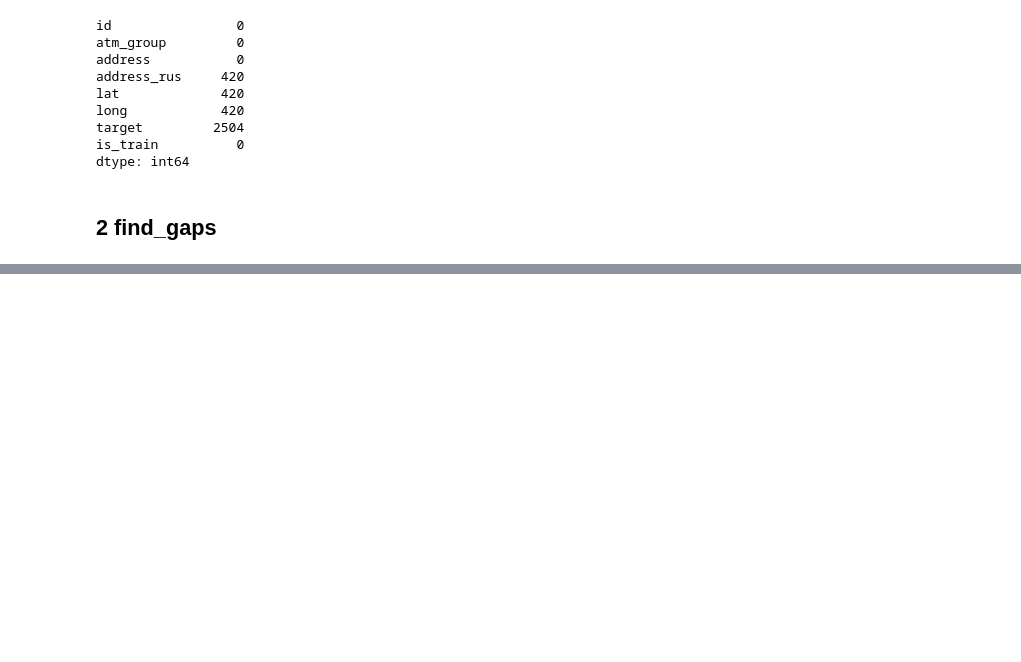
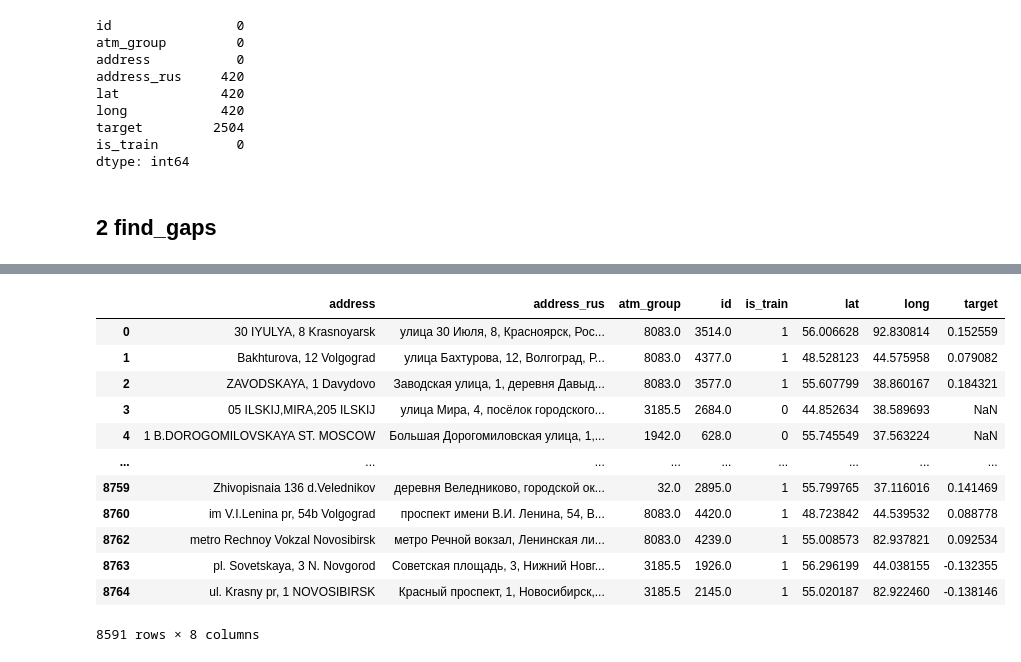
Before and after one commit to laasan/atms_popularity, a Jupyter notebook: notebooks/1.0-gyuv-initial-data-exploration.ipynb, the cells around one changed output, grey strips where cells are left out. Cells and saved outputs as stored; diff of their text form; code cells hidden in the pictures; blank space fills up the shorter version.

```diff
--- a/notebooks/1.0-gyuv-initial-data-exploration.ipynb
+++ b/notebooks/1.0-gyuv-initial-data-exploration.ipynb
@@ -62 +172,17 @@ dtype: int64
+# %%
+df2[df2['address_rus'].notnull()]
+# %% [output]
+|  | address | address_rus | atm_group | id | is_train | lat | long | target |
+| 0 | 30 IYULYA, 8 Krasnoyarsk | улица 30 Июля, 8, Красноярск, Рос... | 8083.0 | 3514.0 | 1 | 56.006628 | 92.830814 | 0.152559 |
+| 1 | Bakhturova, 12 Volgograd | улица Бахтурова, 12, Волгоград, Р... | 8083.0 | 4377.0 | 1 | 48.528123 | 44.575958 | 0.079082 |
+| 2 | ZAVODSKAYA, 1 Davydovo | Заводская улица, 1, деревня Давыд... | 8083.0 | 3577.0 | 1 | 55.607799 | 38.860167 | 0.184321 |
+| 3 | 05 ILSKIJ,MIRA,205 ILSKIJ | улица Мира, 4, посёлок городского... | 3185.5 | 2684.0 | 0 | 44.852634 | 38.589693 | NaN |
+| 4 | 1 B.DOROGOMILOVSKAYA ST. MOSCOW | Большая Дорогомиловская улица, 1,... | 1942.0 | 628.0 | 0 | 55.745549 | 37.563224 | NaN |
+| ... | ... | ... | ... | ... | ... | ... | ... | ... |
+| 8759 | Zhivopisnaia 136 d.Velednikov | деревня Веледниково, городской ок... | 32.0 | 2895.0 | 1 | 55.799765 | 37.116016 | 0.141469 |
+| 8760 | im V.I.Lenina pr, 54b Volgograd | проспект имени В.И. Ленина, 54, В... | 8083.0 | 4420.0 | 1 | 48.723842 | 44.539532 | 0.088778 |
+| 8762 | metro Rechnoy Vokzal Novosibirsk | метро Речной вокзал, Ленинская ли... | 8083.0 | 4239.0 | 1 | 55.008573 | 82.937821 | 0.092534 |
+| 8763 | pl. Sovetskaya, 3 N. Novgorod | Советская площадь, 3, Нижний Новг... | 3185.5 | 1926.0 | 1 | 56.296199 | 44.038155 | -0.132355 |
+| 8764 | ul. Krasny pr, 1 NOVOSIBIRSK | Красный проспект, 1, Новосибирск,... | 3185.5 | 2145.0 | 1 | 55.020187 | 82.922460 | -0.138146 |
+8591 rows × 8 columns
 # %%
```
Also changed, not shown: parts of 26 cells of this notebook, 2 other files.
